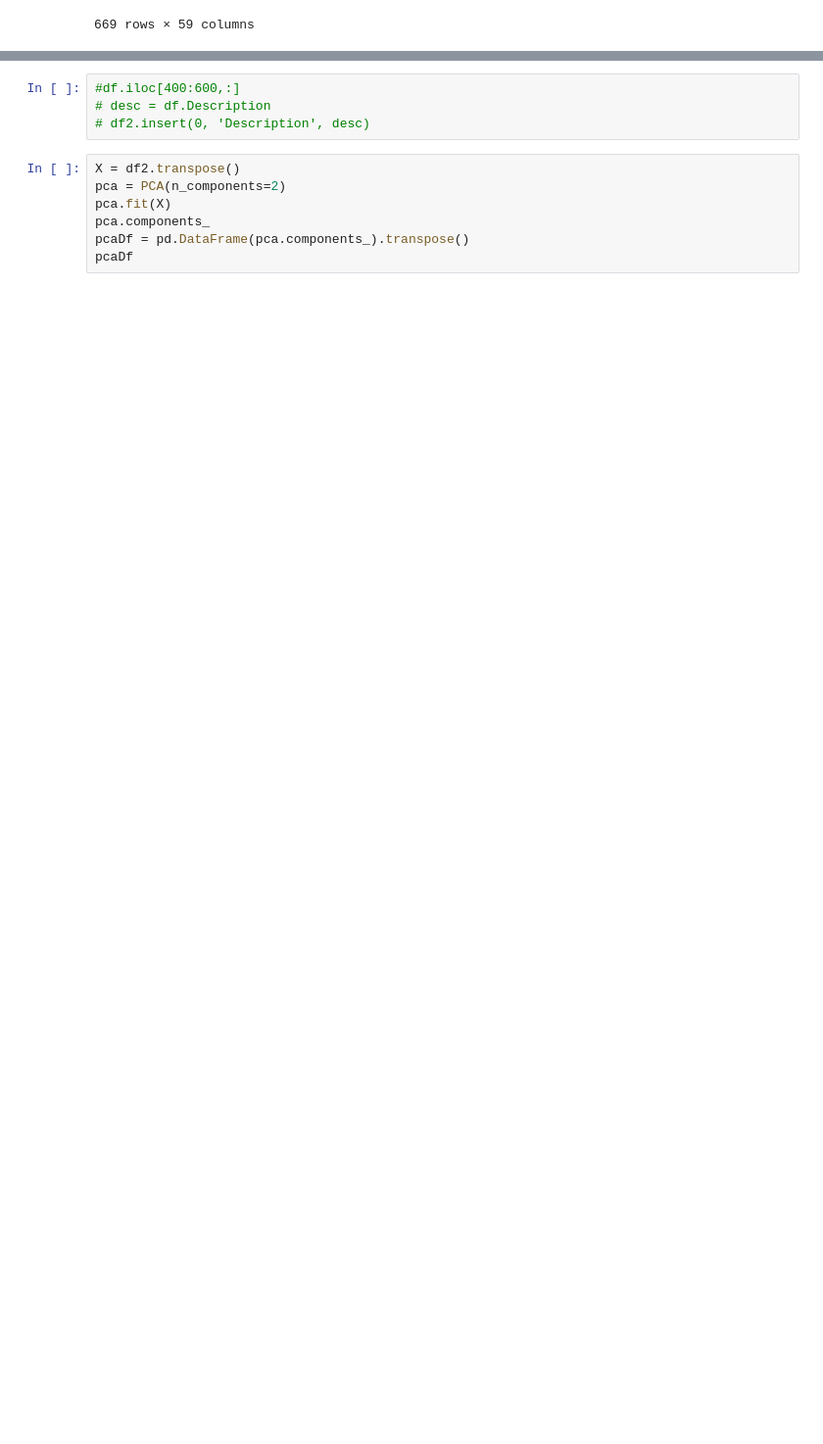
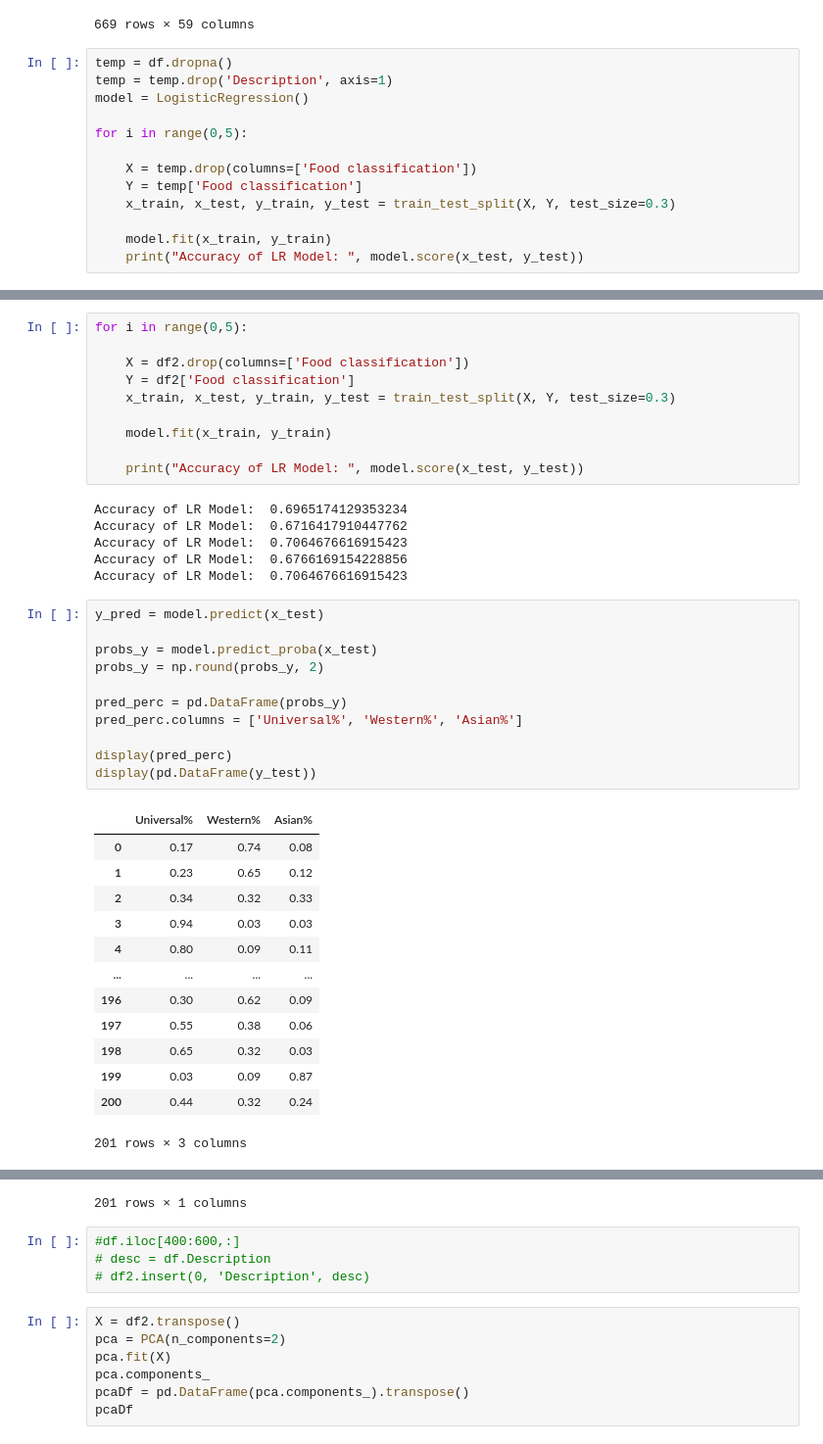
Before and after one commit to EvanLiu0/COGS118B-Project, a Jupyter notebook: Project.ipynb, the cells around one changed output, grey strips where cells are left out. Shown at 98% size. Drawn from its saved outputs; the diff is of its cells as text; blank space fills up the shorter version.

```diff
--- a/Project.ipynb
+++ b/Project.ipynb
@@ -102,3 +107,16 @@ df
 | 667 | candied orange and lemon parts | 1 | NaN | NaN | 0 | ... |
 | 668 | seaweed chips | 2 | 10 | 0.0 | 1 | ... |
 669 rows × 59 columns
+# %%
+temp = df.dropna()
+temp = temp.drop('Description', axis=1)
+model = LogisticRegression()
+
+for i in range(0,5):
+
+    X = temp.drop(columns=['Food classification'])
+    Y = temp['Food classification']
+    x_train, x_test, y_train, y_test = train_test_split(X, Y, test_size=0.3)
+
+    model.fit(x_train, y_train)
+    print("Accuracy of LR Model: ", model.score(x_test, y_test))
@@ -150,0 +164,41 @@ df2.iloc[400:600,:]
+# %%
+for i in range(0,5):
+
+    X = df2.drop(columns=['Food classification'])
+    Y = df2['Food classification']
+    x_train, x_test, y_train, y_test = train_test_split(X, Y, test_size=0.3)
+
+    model.fit(x_train, y_train)
+
+    print("Accuracy of LR Model: ", model.score(x_test, y_test))
+# %% [output]
+Accuracy of LR Model:  0.6965174129353234
+Accuracy of LR Model:  0.6716417910447762
+Accuracy of LR Model:  0.7064676616915423
+Accuracy of LR Model:  0.6766169154228856
+Accuracy of LR Model:  0.7064676616915423
+# %%
+y_pred = model.predict(x_test)
+
+probs_y = model.predict_proba(x_test)
+probs_y = np.round(probs_y, 2)
+
+pred_perc = pd.DataFrame(probs_y)
+pred_perc.columns = ['Universal%', 'Western%', 'Asian%']
+
+display(pred_perc)
+display(pd.DataFrame(y_test))
+# %% [output]
+|  | Universal% | Western% | Asian% |
+| 0 | 0.17 | 0.74 | 0.08 |
+| 1 | 0.23 | 0.65 | 0.12 |
+| 2 | 0.34 | 0.32 | 0.33 |
+| 3 | 0.94 | 0.03 | 0.03 |
+| 4 | 0.80 | 0.09 | 0.11 |
+| ... | ... | ... | ... |
+| 196 | 0.30 | 0.62 | 0.09 |
+| 197 | 0.55 | 0.38 | 0.06 |
+| 198 | 0.65 | 0.32 | 0.03 |
+| 199 | 0.03 | 0.09 | 0.87 |
+| 200 | 0.44 | 0.32 | 0.24 |
+201 rows × 3 columns
@@ -151,3 +217,4 @@ df2.iloc[400:600,:]
+201 rows × 1 columns
 # %%
 #df.iloc[400:600,:]
 # desc = df.Description
```
Also changed, not shown: parts of 7 cells of this notebook.
